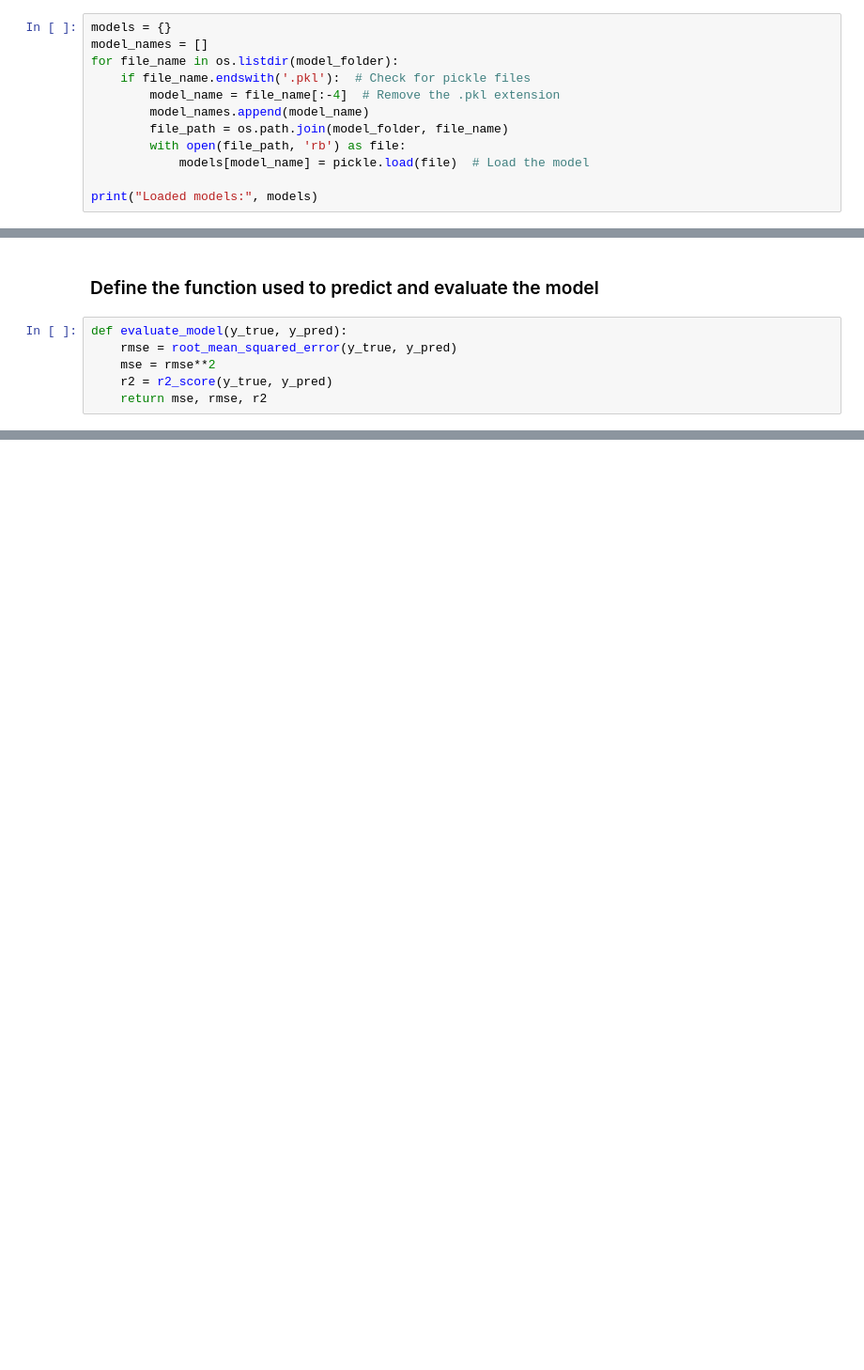
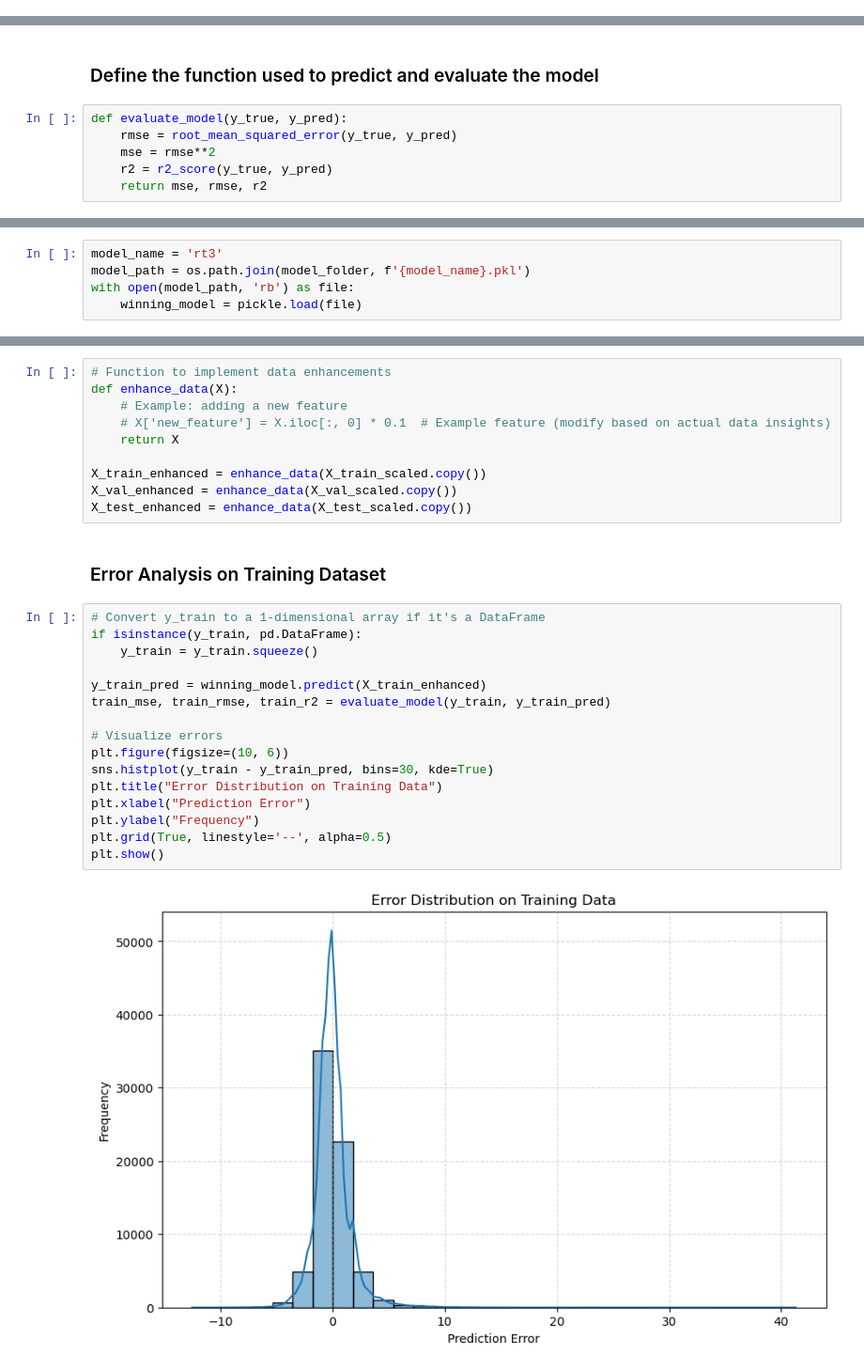
Before and after one commit to carrieyxia/ADAN8888.01_Fall_24_Applied_Analytics_Project, a Jupyter notebook: week10/week10_notebook.ipynb, the cells around one changed output, grey strips where cells are left out. Shown at 94% size. Cells and saved outputs as stored; diff of their text form; blank space fills up the shorter version.

```diff
--- a/week10/week10_notebook.ipynb
+++ b/week10/week10_notebook.ipynb
@@ -62,12 +56,0 @@ X_test_pca = pd.read_parquet(test_pca_path)
-# %%
-models = {}
-model_names = []
-for file_name in os.listdir(model_folder):
-    if file_name.endswith('.pkl'):  # Check for pickle files
-        model_name = file_name[:-4]  # Remove the .pkl extension
-        model_names.append(model_name)
-        file_path = os.path.join(model_folder, file_name)
-        with open(file_path, 'rb') as file:
-            models[model_name] = pickle.load(file)  # Load the model
-
-print("Loaded models:", models)
@@ -152,0 +67,5 @@ print("R2 List Length:", len(train_r2))
+# %%
+model_name = 'rt3'
+model_path = os.path.join(model_folder, f'{model_name}.pkl')
+with open(model_path, 'rb') as file:
+    winning_model = pickle.load(file)
@@ -152,0 +77,30 @@ print("R2 List Length:", len(train_r2))
+# %%
+# Function to implement data enhancements
+def enhance_data(X):
+    # Example: adding a new feature
+    # X['new_feature'] = X.iloc[:, 0] * 0.1  # Example feature (modify based on actual data insights)
+    return X
+
+X_train_enhanced = enhance_data(X_train_scaled.copy())
+X_val_enhanced = enhance_data(X_val_scaled.copy())
+X_test_enhanced = enhance_data(X_test_scaled.copy())
+# %% [markdown]
+### Error Analysis on Training Dataset
+# %%
+# Convert y_train to a 1-dimensional array if it's a DataFrame
+if isinstance(y_train, pd.DataFrame):
+    y_train = y_train.squeeze()
+
+y_train_pred = winning_model.predict(X_train_enhanced)
+train_mse, train_rmse, train_r2 = evaluate_model(y_train, y_train_pred)
+
+# Visualize errors
+plt.figure(figsize=(10, 6))
+sns.histplot(y_train - y_train_pred, bins=30, kde=True)
+plt.title("Error Distribution on Training Data")
+plt.xlabel("Prediction Error")
+plt.ylabel("Frequency")
+plt.grid(True, linestyle='--', alpha=0.5)
+plt.show()
+# %% [output]
+[figure, added]
```
Also changed, not shown: parts of 29 cells of this notebook.
